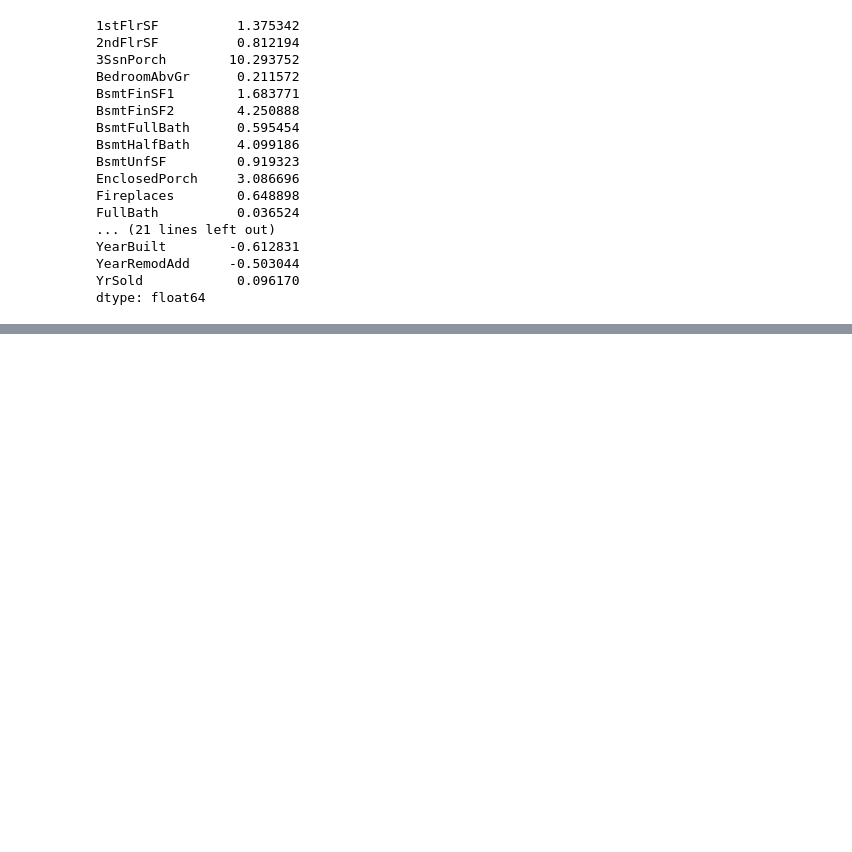
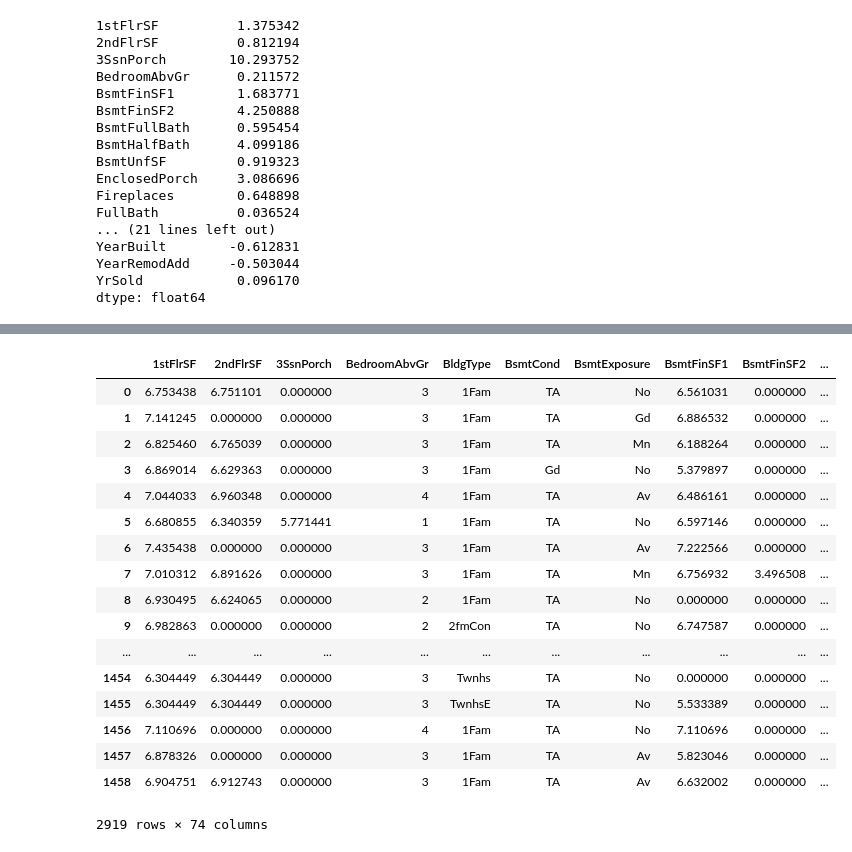
Before and after one commit to rakshithvasudev/Machine-Learning, a Jupyter notebook: Decision Trees and Random Forests/Kaggle Housing/Ver 2.ipynb, the cells around one changed output, grey strips where cells are left out. Drawn from its saved outputs; the diff is of its cells as text; code cells hidden in the pictures; blank space fills up the shorter version.

```diff
--- a/Decision Trees and Random Forests/Kaggle Housing/Ver 2.ipynb
+++ b/Decision Trees and Random Forests/Kaggle Housing/Ver 2.ipynb
@@ -148,6 +146,6 @@ YearRemodAdd     -0.503044
 YrSold            0.096170
 dtype: float64
 # %%
-skewed_data = skewedData[skewedData > 0.80]
+skewed_data = skewed_data[skewed_data > 0.80]
 skewed_data
 # %% [output]
@@ -154,0 +169,22 @@ NameError: name 'skewedData' is not defined
+# %%
+bothdf[skewed_data.index] = np.log1p(bothdf[skewed_data.index])
+bothdf
+# %% [output]
+|  | 1stFlrSF | 2ndFlrSF | 3SsnPorch | BedroomAbvGr | BldgType | BsmtCond | BsmtExposure | BsmtFinSF1 | BsmtFinSF2 | ... |
+| 0 | 6.753438 | 6.751101 | 0.000000 | 3 | 1Fam | TA | No | 6.561031 | 0.000000 | ... |
+| 1 | 7.141245 | 0.000000 | 0.000000 | 3 | 1Fam | TA | Gd | 6.886532 | 0.000000 | ... |
+| 2 | 6.825460 | 6.765039 | 0.000000 | 3 | 1Fam | TA | Mn | 6.188264 | 0.000000 | ... |
+| 3 | 6.869014 | 6.629363 | 0.000000 | 3 | 1Fam | Gd | No | 5.379897 | 0.000000 | ... |
+| 4 | 7.044033 | 6.960348 | 0.000000 | 4 | 1Fam | TA | Av | 6.486161 | 0.000000 | ... |
+| 5 | 6.680855 | 6.340359 | 5.771441 | 1 | 1Fam | TA | No | 6.597146 | 0.000000 | ... |
+| 6 | 7.435438 | 0.000000 | 0.000000 | 3 | 1Fam | TA | Av | 7.222566 | 0.000000 | ... |
+| 7 | 7.010312 | 6.891626 | 0.000000 | 3 | 1Fam | TA | Mn | 6.756932 | 3.496508 | ... |
+| 8 | 6.930495 | 6.624065 | 0.000000 | 2 | 1Fam | TA | No | 0.000000 | 0.000000 | ... |
+| 9 | 6.982863 | 0.000000 | 0.000000 | 2 | 2fmCon | TA | No | 6.747587 | 0.000000 | ... |
+| ... | ... | ... | ... | ... | ... | ... | ... | ... | ... | ... |
+| 1454 | 6.304449 | 6.304449 | 0.000000 | 3 | Twnhs | TA | No | 0.000000 | 0.000000 | ... |
+| 1455 | 6.304449 | 6.304449 | 0.000000 | 3 | TwnhsE | TA | No | 5.533389 | 0.000000 | ... |
+| 1456 | 7.110696 | 0.000000 | 0.000000 | 4 | 1Fam | TA | No | 7.110696 | 0.000000 | ... |
+| 1457 | 6.878326 | 0.000000 | 0.000000 | 3 | 1Fam | TA | Av | 5.823046 | 0.000000 | ... |
+| 1458 | 6.904751 | 6.912743 | 0.000000 | 3 | 1Fam | TA | Av | 6.632002 | 0.000000 | ... |
+2919 rows × 74 columns
```
Also changed, not shown: parts of 2 cells of this notebook.
